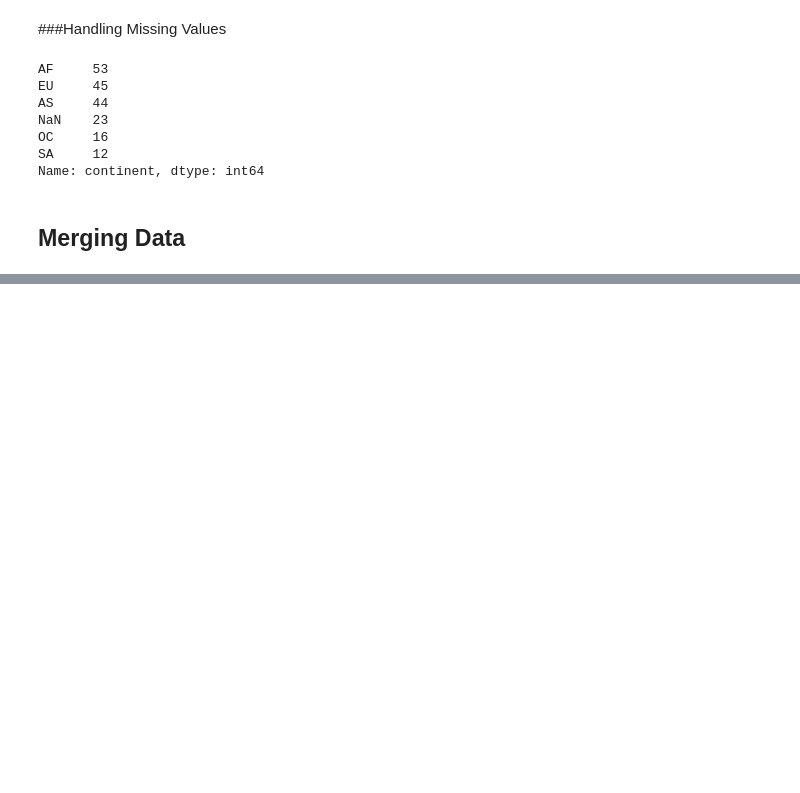
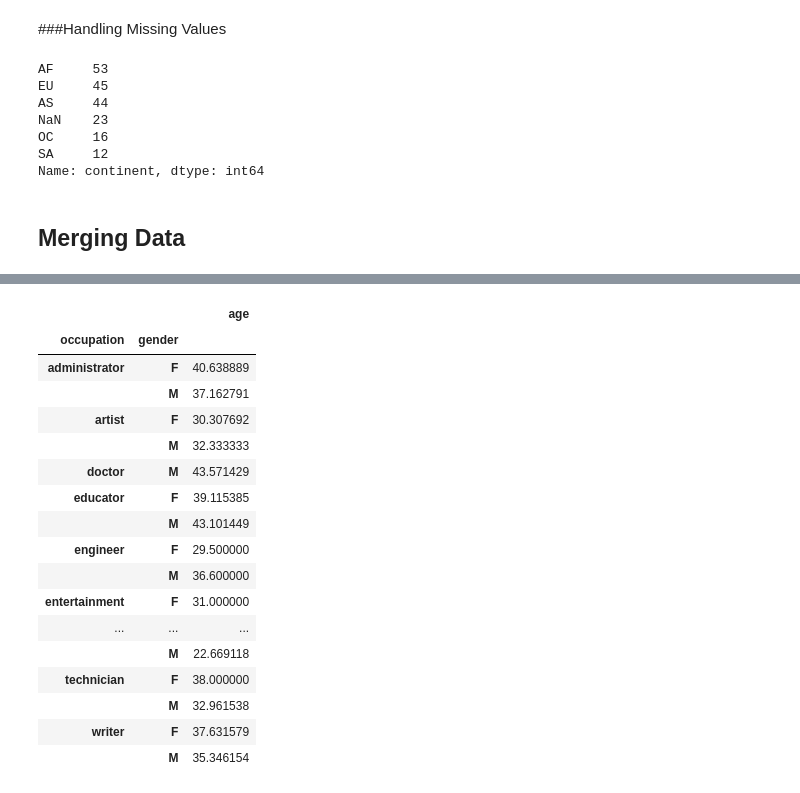
Before and after one commit to ihansel/SYD_DAT_4, a Jupyter notebook: labs/Week 1/Lab 1 - Pandas.ipynb, the cells around one changed output, grey strips where cells are left out. Cells and saved outputs as stored; diff of their text form; code cells hidden in the pictures; blank space fills up the shorter version.

```diff
--- a/labs/Week 1/Lab 1 - Pandas.ipynb
+++ b/labs/Week 1/Lab 1 - Pandas.ipynb
@@ -353,0 +422,23 @@ movie_ratings.shape
+# %%
+# for each combination of occupation and gender, calculate the mean age
+group_occupation_gender = users.groupby(['occupation','gender'])
+group_occupation_gender.mean()
+# %% [output]
+|  |  | age |
+| occupation | gender |  |
+| administrator | F | 40.638889 |
+|  | M | 37.162791 |
+| artist | F | 30.307692 |
+|  | M | 32.333333 |
+| doctor | M | 43.571429 |
+| educator | F | 39.115385 |
+|  | M | 43.101449 |
+| engineer | F | 29.500000 |
+|  | M | 36.600000 |
+| entertainment | F | 31.000000 |
+| ... | ... | ... |
+|  | M | 22.669118 |
+| technician | F | 38.000000 |
+|  | M | 32.961538 |
+| writer | F | 37.631579 |
+|  | M | 35.346154 |
```
Also changed, not shown: parts of 9 cells of this notebook.
